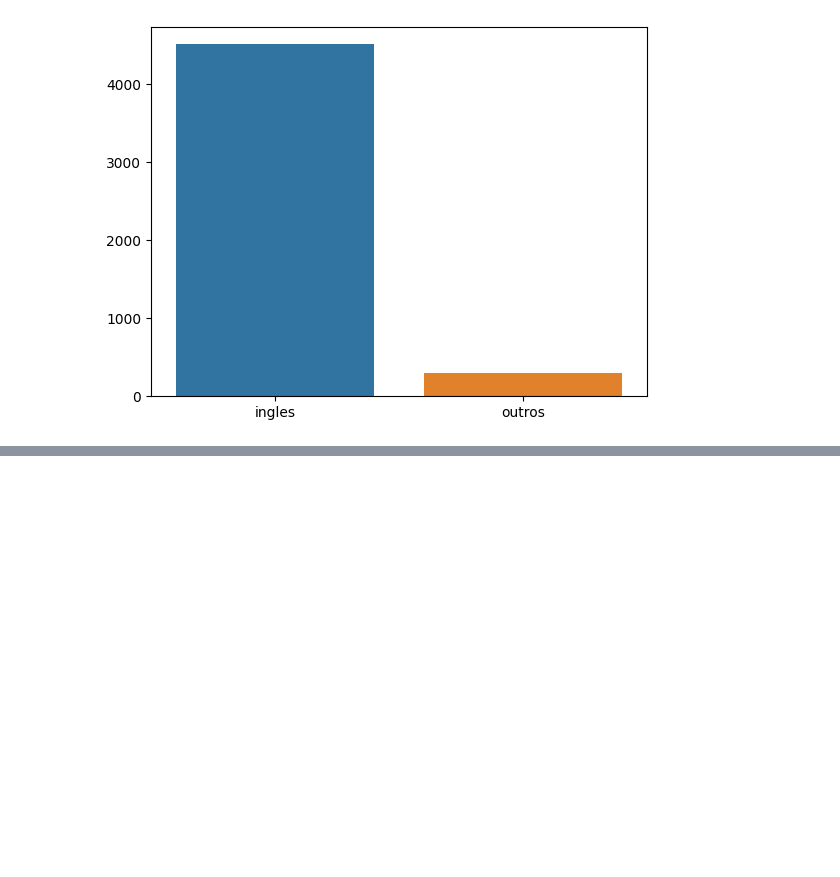
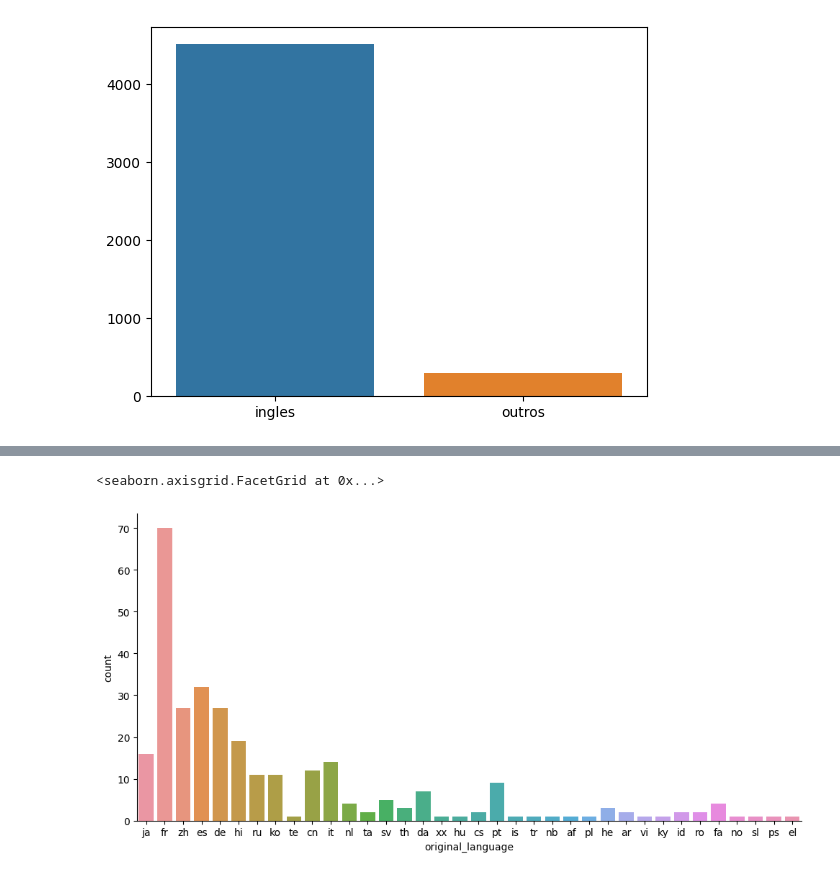
Before and after one commit to euninha1/data_science, a Jupyter notebook: introducao_ds.ipynb, the cells around one changed output, grey strips where cells are left out. Saved outputs shown, nothing was run; the diff lists cells and outputs as text; code cells hidden in the pictures; blank space fills up the shorter version.

```diff
--- a/introducao_ds.ipynb
+++ b/introducao_ds.ipynb
@@ -360,0 +346,9 @@ sns.catplot(x = "original_language", kind= "count", data = tmdb)
+# %%
+sns.catplot(x = "original_language",
+            kind='count',
+            data= filmes_sl,
+            aspect= 2,
+            order = filmes_sem_ingles)
+# %% [output]
+<seaborn.axisgrid.FacetGrid at 0x...>
+[figure, added]
```
Also changed, not shown: parts of 6 cells of this notebook.
